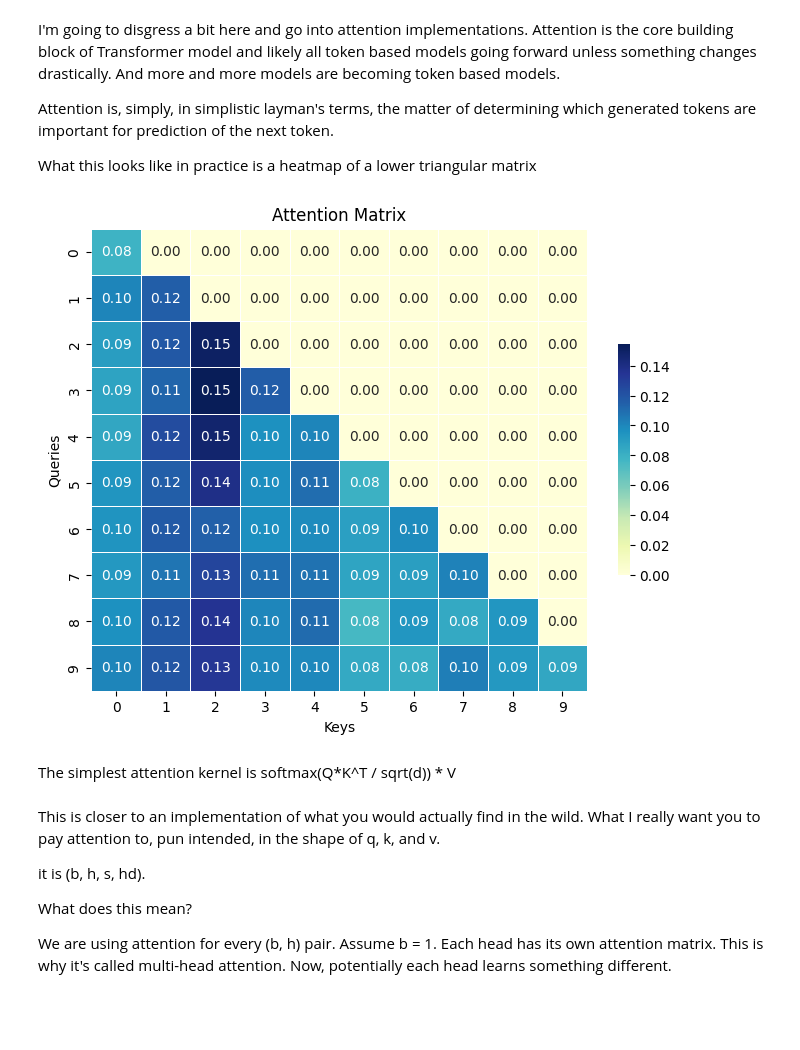
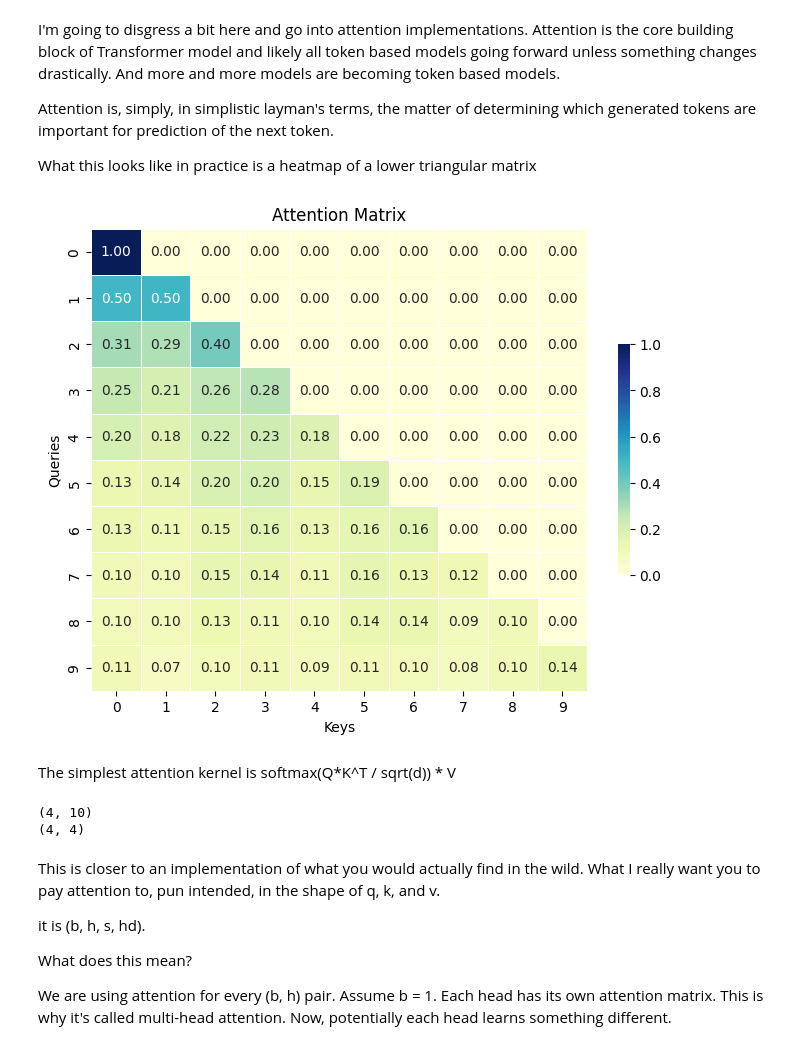
Before and after one commit to domluna/learnjax, a Jupyter notebook: Learn Jax The Way That Makes Sense To Nobody Else.ipynb, the cells around one changed output. Drawn from its saved outputs; the diff is of its cells as text; code cells hidden in the pictures; blank space fills up the shorter version.

```diff
--- a/Learn Jax The Way That Makes Sense To Nobody Else.ipynb
+++ b/Learn Jax The Way That Makes Sense To Nobody Else.ipynb
@@ -393,26 +387,27 @@ What this looks like in practice is a heatmap of a lower triangular matrix
 # %%
 import matplotlib.pyplot as plt
 import seaborn as sns
 
 seq_len = 10
 head_dim = 32
 Q = np.random.rand(seq_len, head_dim)
 K = np.random.rand(seq_len, head_dim)
-attn = jnp.tril(jax.nn.softmax((Q @ K.T) / jnp.sqrt(head_dim)))
+mask = jnp.tril(jnp.ones((seq_len, seq_len)))
+attn = jax.nn.softmax((Q @ K.T) / jnp.sqrt(head_dim), where=mask, initial=0)
 
 # Create a heatmap using seaborn
 plt.figure(figsize=(8, 6))
 sns.heatmap(attn, cmap="YlGnBu", annot=True, fmt=".2f", linewidths=.5, cbar_kws={"shrink": .5})
 
 # Set title and labels
 plt.title("Attention Matrix")
 plt.xlabel("Keys")
 plt.ylabel("Queries")
 
 # Show the plot
 plt.show()
 # %% [output]
-[figure, old version]
+[figure, new version]
 # %% [markdown]
 The simplest attention kernel is softmax(Q*K^T / sqrt(d)) * V
 # %%
@@ -445,6 +440,9 @@ mask = jnp.tril(jnp.ones((seq_len, seq_len)))
 output, attn = casual_attention(x, Q, K, V, mask)
 print(output.shape)
 print(attn.shape)
+# %% [output]
+(4, 10)
+(4, 4)
 # %% [markdown]
 This is closer to an implementation of what you would actually find in the wild. What I really want you to pay attention to, pun intended, in the shape of q, k, and v.
 
```
Also changed, not shown: parts of 25 cells of this notebook.
